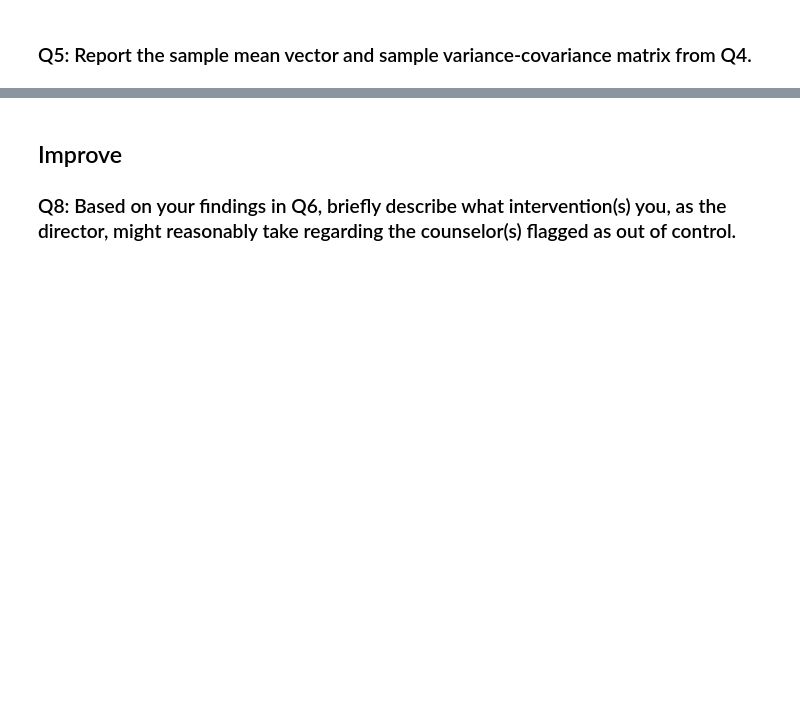
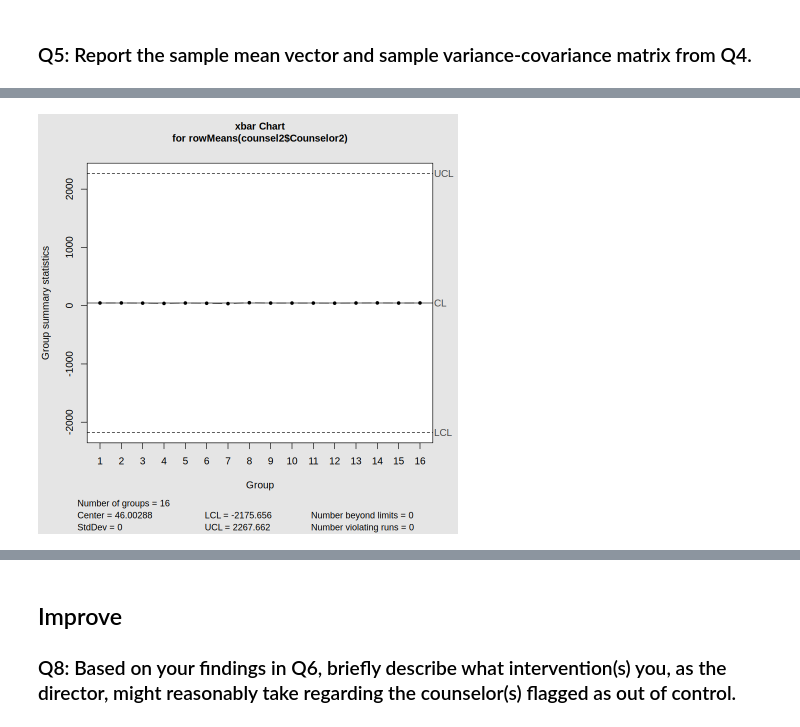
Before and after one commit to a-gidding/STAT-7110-Quality-Control, a Jupyter notebook: Assignments/HW4/STAT-7110-HW4.ipynb, the cells around one changed output, grey strips where cells are left out. Cells and saved outputs as stored; diff of their text form; code cells hidden in the pictures; blank space fills up the shorter version.

```diff
--- a/Assignments/HW4/STAT-7110-HW4.ipynb
+++ b/Assignments/HW4/STAT-7110-HW4.ipynb
@@ -107,0 +231,9 @@ It is reasonable to suspect that the scores could be correlated because there ar
+# %%
+xbar2 <- qcc(rowMeans(counsel2$Counselor2),
+             type="xbar",
+             center=coun2_xbar,
+             sigma=coun2_sd,
+             sizes=5,
+             limits=c(coun2_lcl,coun2_ucl))
+# %% [output]
+[figure, added]
```
Also changed, not shown: parts of 15 cells of this notebook.
